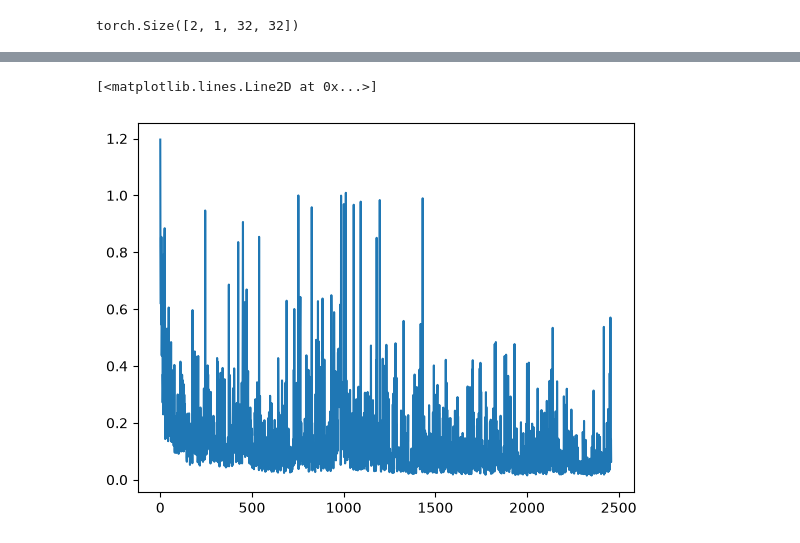
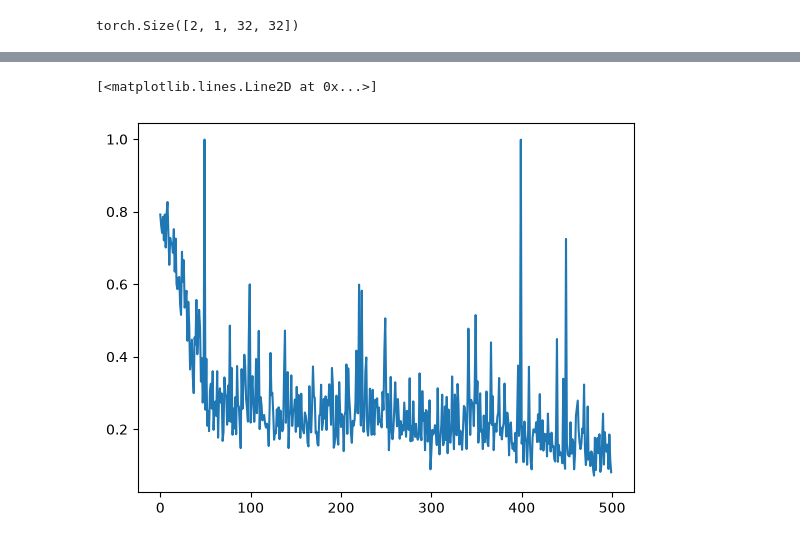
Before and after one commit to AquaBx/diffusion-model, a Jupyter notebook: mri.ipynb, the cells around one changed output, grey strips where cells are left out. Drawn from its saved outputs; the diff is of its cells as text; code cells hidden in the pictures.

```diff
--- a/mri.ipynb
+++ b/mri.ipynb
@@ -7,6 +7,8 @@ from matplotlib import pyplot as plt
 import os
 import cv2
 from tqdm import tqdm
+from sklearn.model_selection import train_test_split
 device = torch.device("cuda" if torch.cuda.is_available() else "cpu")
+device = "mps"
 print(f'Using device: {device}')
 # %% [output]
@@ -132,11 +134,13 @@ class diceloss(torch.nn.Module):
         A_sum = torch.sum(iflat * iflat)
         B_sum = torch.sum(tflat * tflat)
         return 1 - ((2. * intersection + smooth) / (A_sum + B_sum + smooth) )
+# %%
+# Dataloader (you can mess with batch size)
+batch_size = 32
+train,test = train_test_split(dataset, train_size=0.4)
+train_dataloader = DataLoader(train, batch_size=batch_size, shuffle=True)
+test_dataloader = DataLoader(test, batch_size=batch_size, shuffle=True)
 # %%
-# Dataloader (you can mess with batch size)
-batch_size = 16
-train_dataloader = DataLoader(dataset, batch_size=batch_size, shuffle=True)
-
 # How many runs through the data should we do?
 n_epochs = 10
 
@@ -148,7 +152,7 @@ net.to(device)
 loss_fn = diceloss()
 
 # The optimizer
-opt = torch.optim.Adam(net.parameters(), lr=1e-3)
+opt = torch.optim.Adam(net.parameters(), lr=1e-4)
 
 # Keeping a record of the losses for later viewing
 losses = []
@@ -198,5 +202,5 @@ Finished epoch 9. Average loss for this epoch: 0.070862
 [<matplotlib.lines.Line2D at 0x...>]
-[figure, old version]
+[figure, new version]
 # %%
 #@markdown Visualizing model predictions on noisy inputs:
 
```
Also changed, not shown: parts of 5 cells of this notebook, 2 other files.
